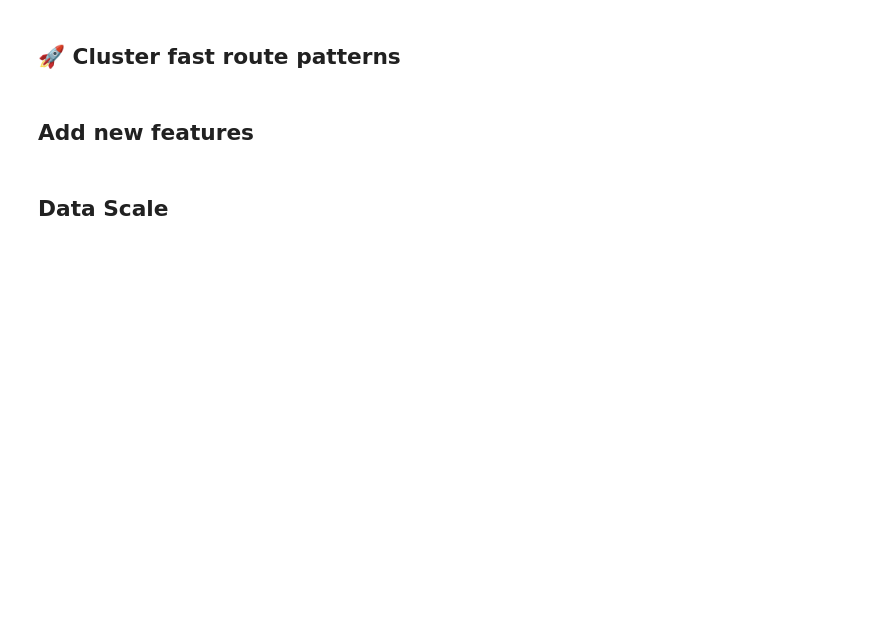
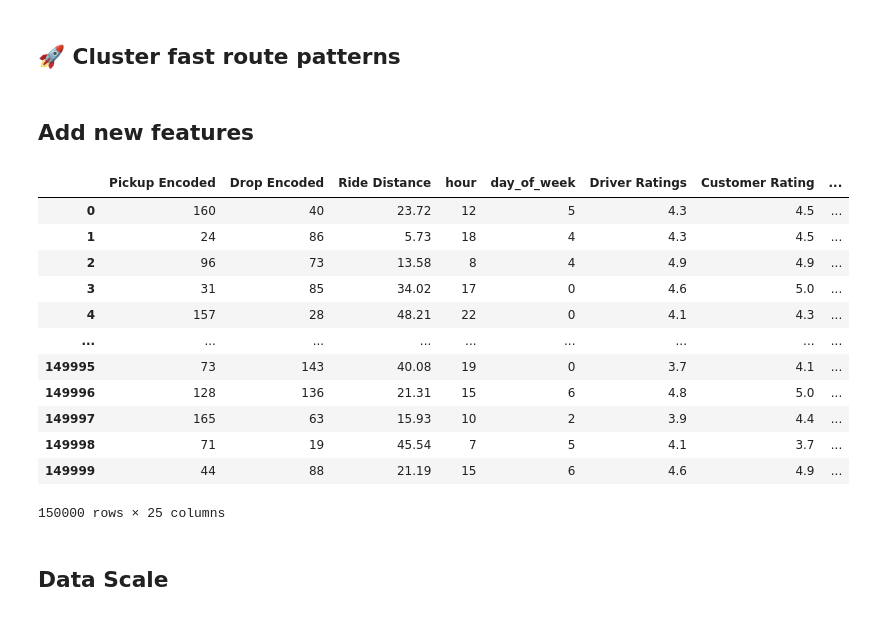
Before and after one commit to Mipjeiger/Taxi-trip-engineering-track-Similar-GoRide-, a Jupyter notebook: ml-engineer/notebooks/02_data_science.ipynb, the cells around one changed output. Cells and saved outputs as stored; diff of their text form; code cells hidden in the pictures; blank space fills up the shorter version.

```diff
--- a/ml-engineer/notebooks/02_data_science.ipynb
+++ b/ml-engineer/notebooks/02_data_science.ipynb
@@ -457,6 +457,22 @@ features = [
 ]
 
 X = df[features]
+# %%
+X
+# %% [output]
+|  | Pickup Encoded | Drop Encoded | Ride Distance | hour | day_of_week | Driver Ratings | Customer Rating | ... |
+| 0 | 160 | 40 | 23.72 | 12 | 5 | 4.3 | 4.5 | ... |
+| 1 | 24 | 86 | 5.73 | 18 | 4 | 4.3 | 4.5 | ... |
+| 2 | 96 | 73 | 13.58 | 8 | 4 | 4.9 | 4.9 | ... |
+| 3 | 31 | 85 | 34.02 | 17 | 0 | 4.6 | 5.0 | ... |
+| 4 | 157 | 28 | 48.21 | 22 | 0 | 4.1 | 4.3 | ... |
+| ... | ... | ... | ... | ... | ... | ... | ... | ... |
+| 149995 | 73 | 143 | 40.08 | 19 | 0 | 3.7 | 4.1 | ... |
+| 149996 | 128 | 136 | 21.31 | 15 | 6 | 4.8 | 5.0 | ... |
+| 149997 | 165 | 63 | 15.93 | 10 | 2 | 3.9 | 4.4 | ... |
+| 149998 | 71 | 19 | 45.54 | 7 | 5 | 4.1 | 3.7 | ... |
+| 149999 | 44 | 88 | 21.19 | 15 | 6 | 4.6 | 4.9 | ... |
+150000 rows × 25 columns
 # %% [markdown]
 ## Data Scale
 # %%
```
Also changed, not shown: parts of 3 cells of this notebook, 11 other files.
